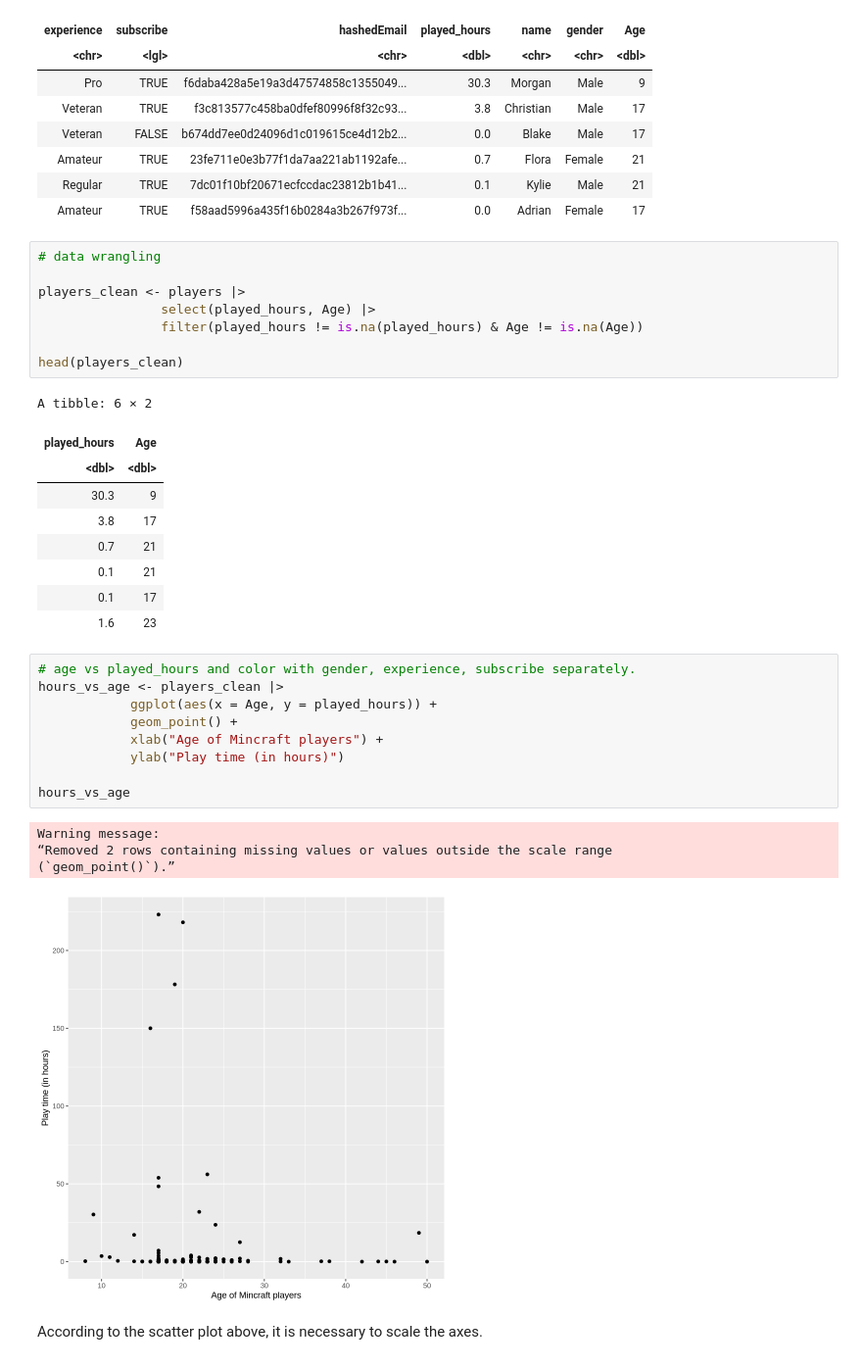
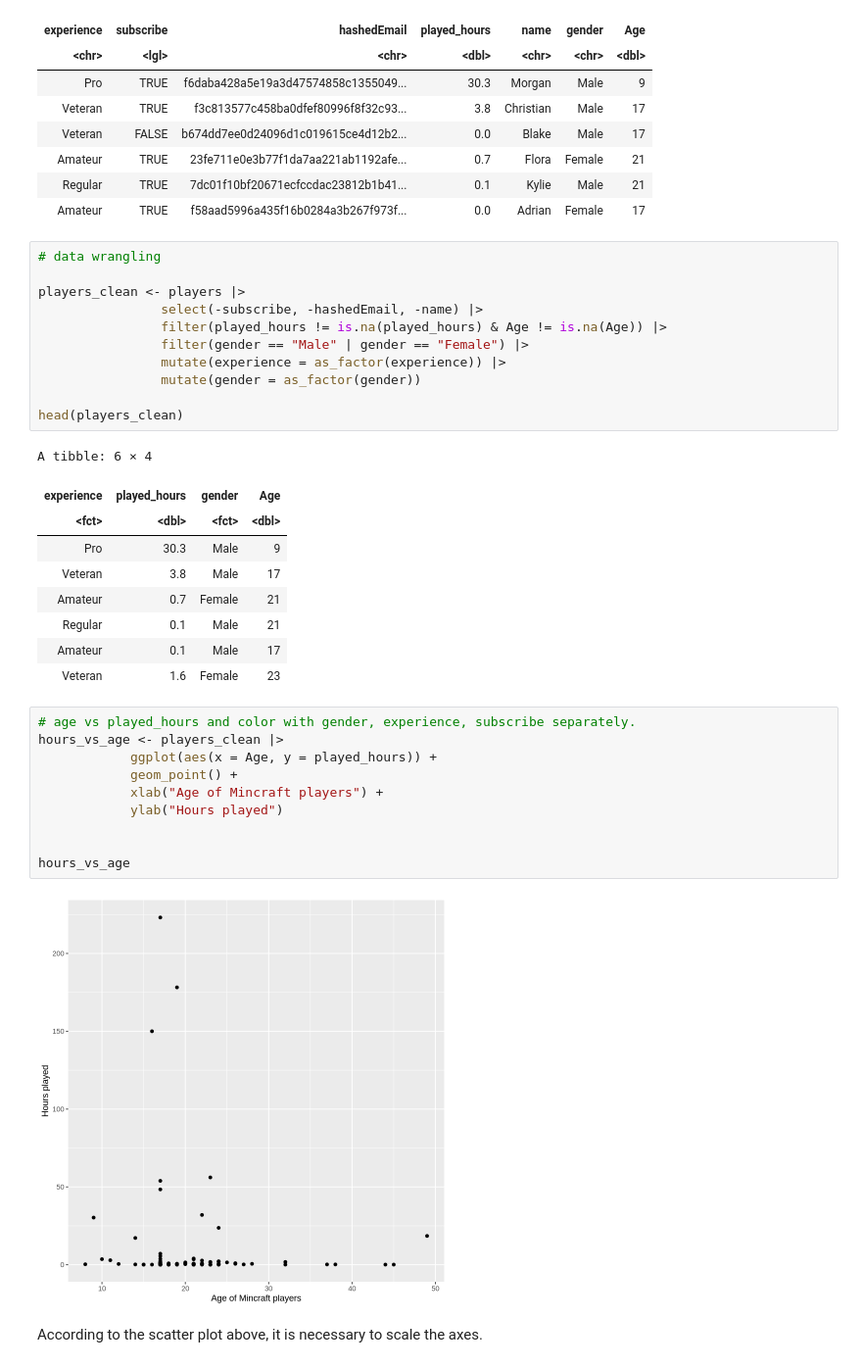
Before and after one commit to shimkelly/dsci-100-2025S1-project, a Jupyter notebook: dsci100-project.ipynb, the cells around one changed output. Shown: that part at 98% size. Drawn from its saved outputs; the diff is of its cells as text.

```diff
--- a/dsci100-project.ipynb
+++ b/dsci100-project.ipynb
@@ -63,33 +65,34 @@ A tibble: 6 × 7
 # data wrangling
 
 players_clean <- players |>
-                select(played_hours, Age) |>
-                filter(played_hours != is.na(played_hours) & Age != is.na(Age))
+                select(-subscribe, -hashedEmail, -name) |>
+                filter(played_hours != is.na(played_hours) & Age != is.na(Age)) |>
+                filter(gender == "Male" | gender == "Female") |>
+                mutate(experience = as_factor(experience)) |>
+                mutate(gender = as_factor(gender))
 
 head(players_clean)
 # %% [output]
-A tibble: 6 × 2
+A tibble: 6 × 4
-| played_hours | Age |
-| <dbl> | <dbl> |
-| 30.3 | 9 |
-| 3.8 | 17 |
-| 0.7 | 21 |
-| 0.1 | 21 |
-| 0.1 | 17 |
-| 1.6 | 23 |
+| experience | played_hours | gender | Age |
+| <fct> | <dbl> | <fct> | <dbl> |
+| Pro | 30.3 | Male | 9 |
+| Veteran | 3.8 | Male | 17 |
+| Amateur | 0.7 | Female | 21 |
+| Regular | 0.1 | Male | 21 |
+| Amateur | 0.1 | Male | 17 |
+| Veteran | 1.6 | Female | 23 |
 # %%
 # age vs played_hours and color with gender, experience, subscribe separately.
 hours_vs_age <- players_clean |>
             ggplot(aes(x = Age, y = played_hours)) +
             geom_point() +
             xlab("Age of Mincraft players") +
-            ylab("Play time (in hours)")
+            ylab("Hours played")
+
 
 hours_vs_age
 # %% [output]
-Warning message:
-“Removed 2 rows containing missing values or values outside the scale range
-(`geom_point()`).”
-[figure, old version]
+[figure, new version]
 # %% [markdown]
 According to the scatter plot above, it is necessary to scale the axes.
```
Also changed, not shown: parts of 6 cells of this notebook.
